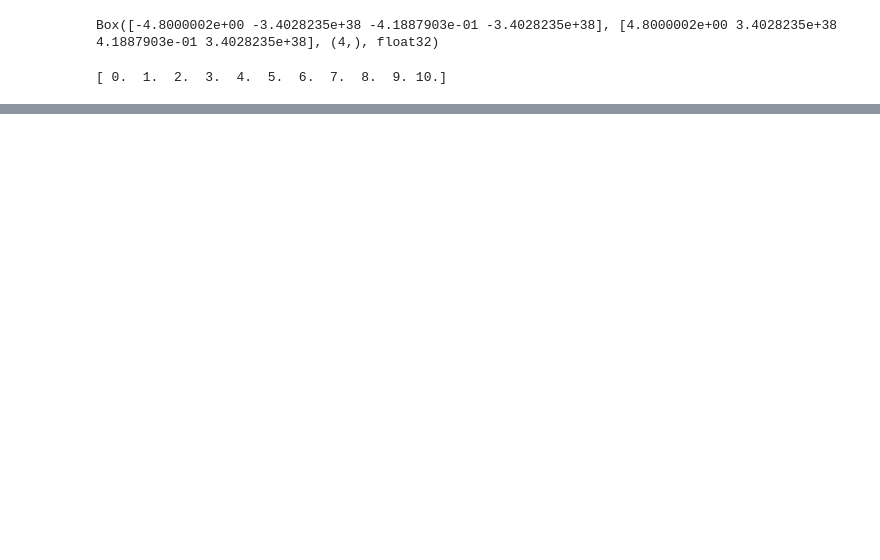
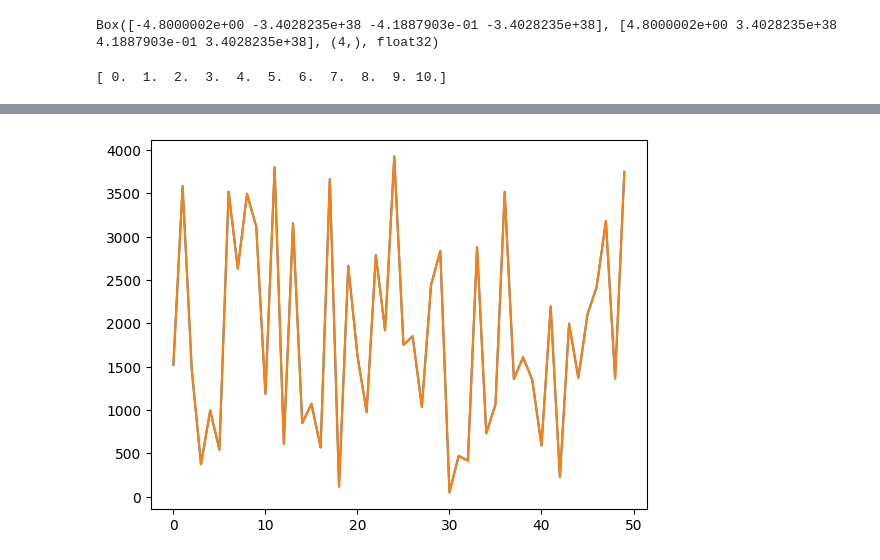
Before and after one commit to xe-hun/ML, a Jupyter notebook: CartAndPoleLinearFunctionApprx.ipynb, the cells around one changed output, grey strips where cells are left out. Saved outputs shown, nothing was run; the diff lists cells and outputs as text; code cells hidden in the pictures; blank space fills up the shorter version.

```diff
--- a/CartAndPoleLinearFunctionApprx.ipynb
+++ b/CartAndPoleLinearFunctionApprx.ipynb
@@ -222,0 +340,30 @@ class LinearFunctionApproximator:
+# %%
+import tensorflow as tf
+inputDim = 5
+outputDim = 1
+
+model = tf.keras.Sequential([
+    # tf.keras.layers.Input(shape=(inputDim,)),
+    tf.keras.layers.Dense(outputDim, activation='linear', input_shape=(inputDim,))
+])
+
+lossFn = tf.keras.losses.MeanSquaredError()
+optimizer = tf.keras.optimizers.Adam(learning_rate = 0.01)
+model.compile(loss=lossFn, optimizer=optimizer)
+
+# create the training and testing data
+import numpy as np
+y = np.linspace(0,4000,2001, dtype=np.float16)
+X = np.array([[x * 2,
+      np.random.rand(),
+      np.random.rand(),
+      np.random.rand(),
+      np.random.rand(),
+      ] for x in y], dtype=np.float16)
+
+from sklearn.model_selection import train_test_split
+
+X_train, X_test, y_train, y_test = train_test_split(X, y, test_size=.25)
+history = model.fit(X_train, y_train, epochs=5000, verbose=2)
+
+# X = np.
@@ -222,0 +389,2 @@ class LinearFunctionApproximator:
+# %%
+prediction = model.predict(X_test)
@@ -223,3 +398,11 @@ class LinearFunctionApproximator:
+# %%
+import matplotlib.pyplot as plt
+plt.figure()
+plt.plot(prediction[0:50, 0])
+plt.plot(y_test[0:50])
+plt.show()
+# %% [output]
+[figure, added]
 # %%
 
 
```
Also changed, not shown: parts of 10 cells of this notebook, 1 other file.
